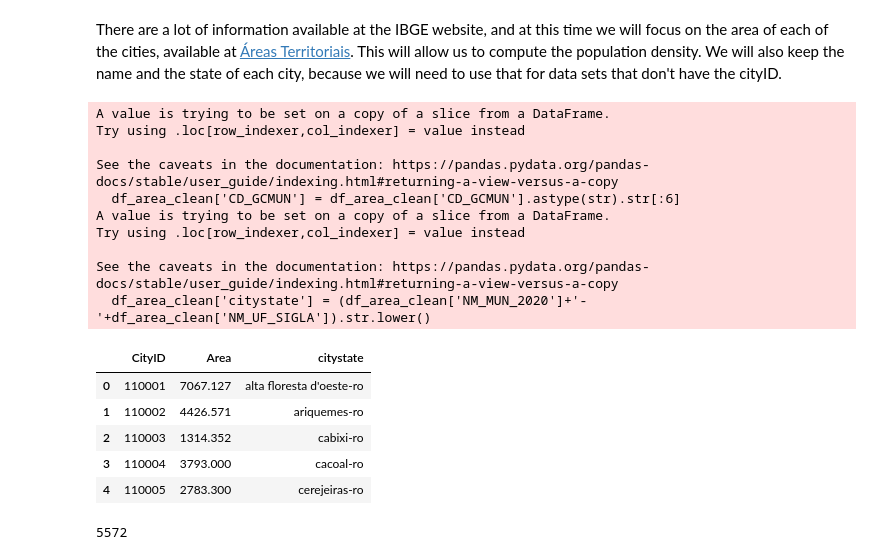
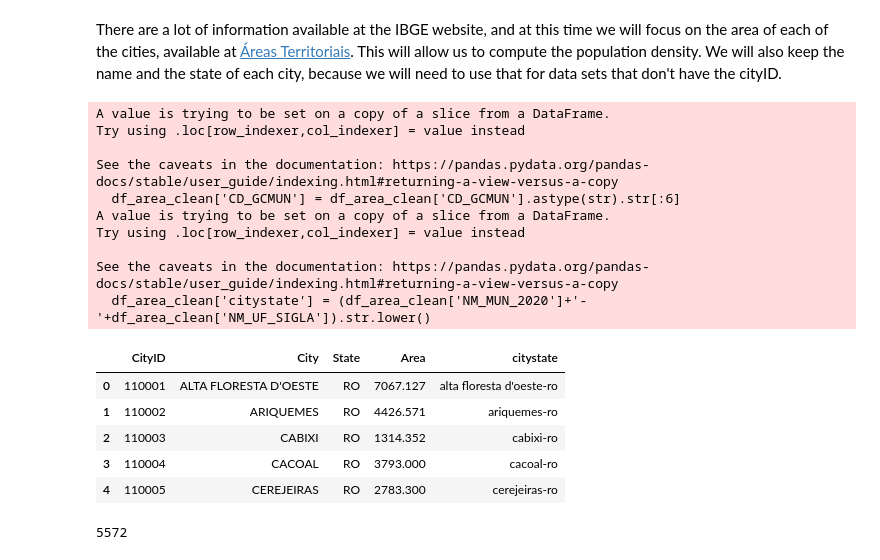
Before and after one commit to secretaria-ICA/Bem_Vindo_ao_Apocalipse_Brasileiro, a Jupyter notebook: apocalipse.ipynb, the cells around one changed output. Drawn from its saved outputs; the diff is of its cells as text; code cells hidden in the pictures.

```diff
--- a/apocalipse.ipynb
+++ b/apocalipse.ipynb
@@ -89,37 +91,37 @@ There are a lot of information available at the IBGE website, and at this time w
 # %%
 #loading the file, bringing the sheet with the information for the cities
 df_area = pd.read_excel('AR_BR_RG_UF_RGINT_RGIM_MES_MIC_MUN_2020.xls', sheet_name='AR_BR_MUN_2020')
 #keeping only the needed features
 df_area_clean = df_area[['CD_GCMUN','AR_MUN_2020','NM_MUN_2020','NM_UF_SIGLA']]
 #the ID will be turned into a string and removing last digit
 df_area_clean['CD_GCMUN'] = df_area_clean['CD_GCMUN'].astype(str).str[:6]
 #turning the name and state into a single column, inlowercase
 df_area_clean['citystate'] = (df_area_clean['NM_MUN_2020']+'-'+df_area_clean['NM_UF_SIGLA']).str.lower()
 #keeping only the needed features
-df_area_clean = df_area_clean[['CD_GCMUN','AR_MUN_2020','citystate']]
+df_area_clean = df_area_clean[['CD_GCMUN','NM_MUN_2020','NM_UF_SIGLA','AR_MUN_2020','citystate']]
 #renaming columns
-df_area_clean.rename(columns = {'CD_GCMUN':'CityID', 'AR_MUN_2020':'Area'},
+df_area_clean.rename(columns = {'CD_GCMUN':'CityID', 'AR_MUN_2020':'Area','NM_UF_SIGLA':'State','NM_MUN_2020':'City'},
                      inplace = True)
 df_area_clean = df_area_clean.reset_index(drop=True)
 
 df_area_clean.head()
 # %% [output]
 A value is trying to be set on a copy of a slice from a DataFrame.
 Try using .loc[row_indexer,col_indexer] = value instead
 
 See the caveats in the documentation: https://pandas.pydata.org/pandas-docs/stable/user_guide/indexing.html#returning-a-view-versus-a-copy
   df_area_clean['CD_GCMUN'] = df_area_clean['CD_GCMUN'].astype(str).str[:6]
 A value is trying to be set on a copy of a slice from a DataFrame.
 Try using .loc[row_indexer,col_indexer] = value instead
 
 See the caveats in the documentation: https://pandas.pydata.org/pandas-docs/stable/user_guide/indexing.html#returning-a-view-versus-a-copy
   df_area_clean['citystate'] = (df_area_clean['NM_MUN_2020']+'-'+df_area_clean['NM_UF_SIGLA']).str.lower()
-|  | CityID | Area | citystate |
-| 0 | 110001 | 7067.127 | alta floresta d'oeste-ro |
-| 1 | 110002 | 4426.571 | ariquemes-ro |
-| 2 | 110003 | 1314.352 | cabixi-ro |
-| 3 | 110004 | 3793.000 | cacoal-ro |
-| 4 | 110005 | 2783.300 | cerejeiras-ro |
+|  | CityID | City | State | Area | citystate |
+| 0 | 110001 | ALTA FLORESTA D'OESTE | RO | 7067.127 | alta floresta d'oeste-ro |
+| 1 | 110002 | ARIQUEMES | RO | 4426.571 | ariquemes-ro |
+| 2 | 110003 | CABIXI | RO | 1314.352 | cabixi-ro |
+| 3 | 110004 | CACOAL | RO | 3793.000 | cacoal-ro |
+| 4 | 110005 | CEREJEIRAS | RO | 2783.300 | cerejeiras-ro |
 # %%
 len(df_area_clean)
 # %% [output]
```
Also changed, not shown: parts of 34 cells of this notebook.
